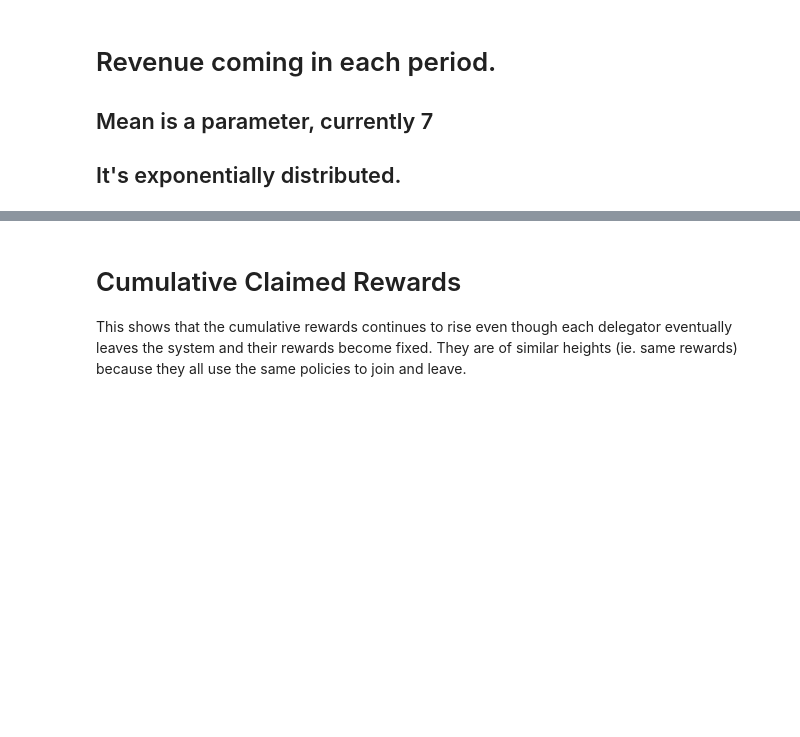
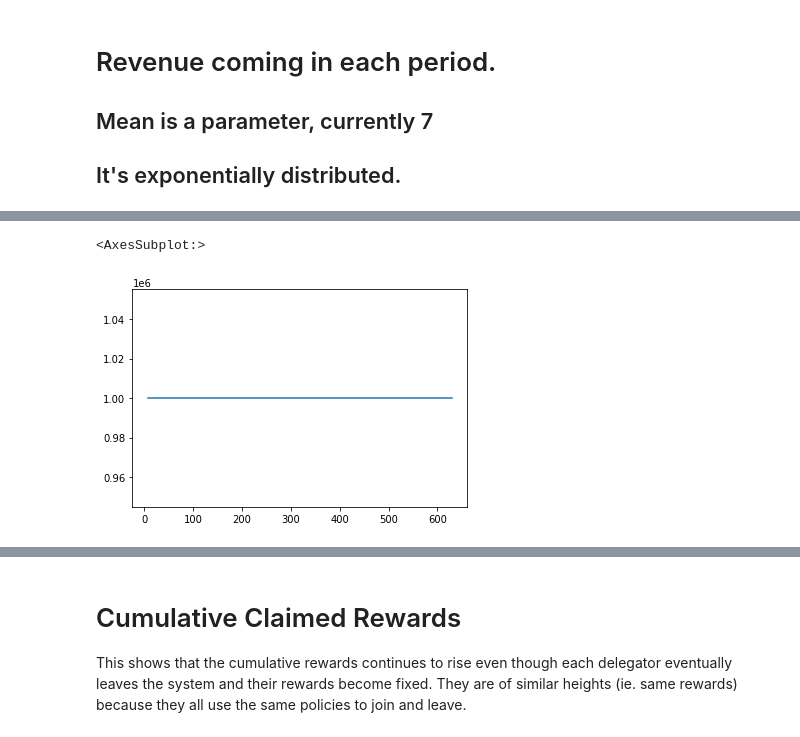
Before and after one commit to BlockScience/TheGraph, a Jupyter notebook: experiment.ipynb, the cells around one changed output, grey strips where cells are left out. Cells and saved outputs as stored; diff of their text form; code cells hidden in the pictures; blank space fills up the shorter version.

```diff
--- a/experiment.ipynb
+++ b/experiment.ipynb
@@ -81,0 +82,5 @@ time: 344 ms (started: 2021-05-20 11:29:57 -04:00)
+# %%
+df.GRT.plot()
+# %% [output]
+<AxesSubplot:>
+[figure, added]
```
Also changed, not shown: parts of 23 cells of this notebook, 2 other files.
